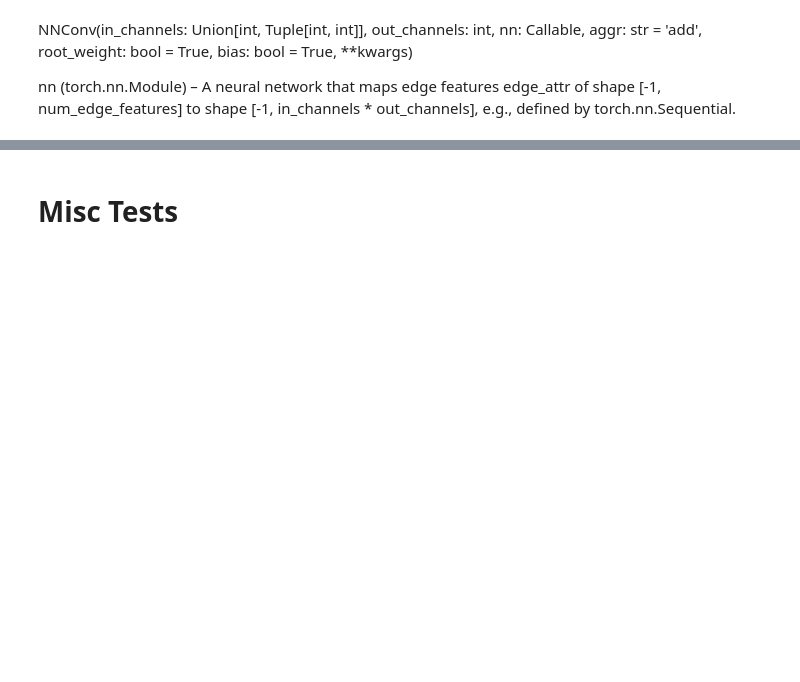
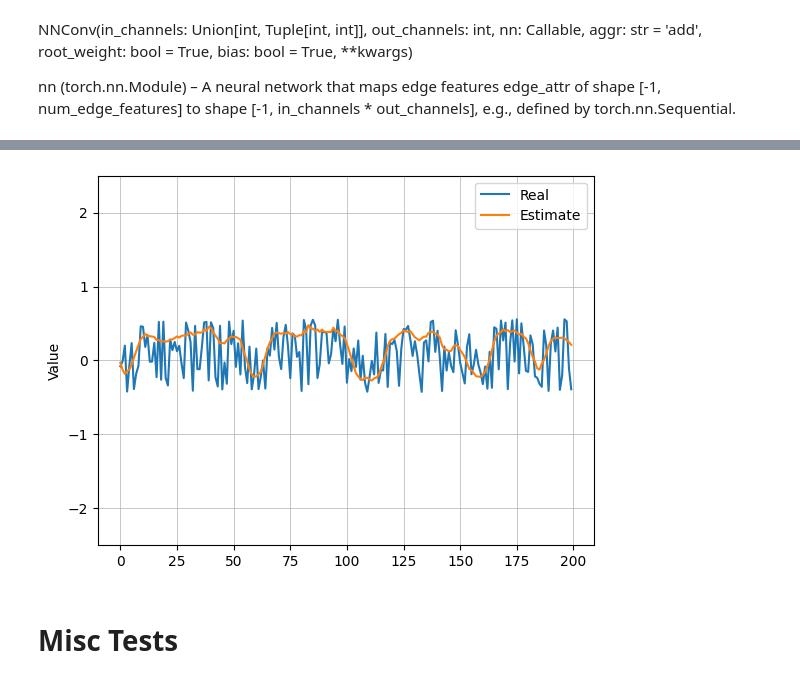
Before and after one commit to TiagoCAAmorim/graph_nn, a Jupyter notebook: gnn_lineq/notebooks/tests.ipynb, the cells around one changed output, grey strips where cells are left out. Drawn from its saved outputs; the diff is of its cells as text; code cells hidden in the pictures; blank space fills up the shorter version.

```diff
--- a/gnn_lineq/notebooks/tests.ipynb
+++ b/gnn_lineq/notebooks/tests.ipynb
@@ -672,3 +779,16 @@ plot_sample(model, dataset2, (-2.5,2.5))
+# %%
+options2 = {
+    'n': 10,
+    'number_generator': number_generator,
+    'rank': 200,
+    'off_diagonal_abs_mean': 1.0,
+    'symmetric': False,
+    'uniform_range': (0.1,10.)
+}
+dataset2 = GraphDataset(**options2)
+plot_sample(model, dataset2, (-2.5,2.5))
+# %% [output]
+[figure, added]
 # %% [markdown]
 # Misc Tests
 # %% [markdown]
```
Also changed, not shown: parts of 19 cells of this notebook.
